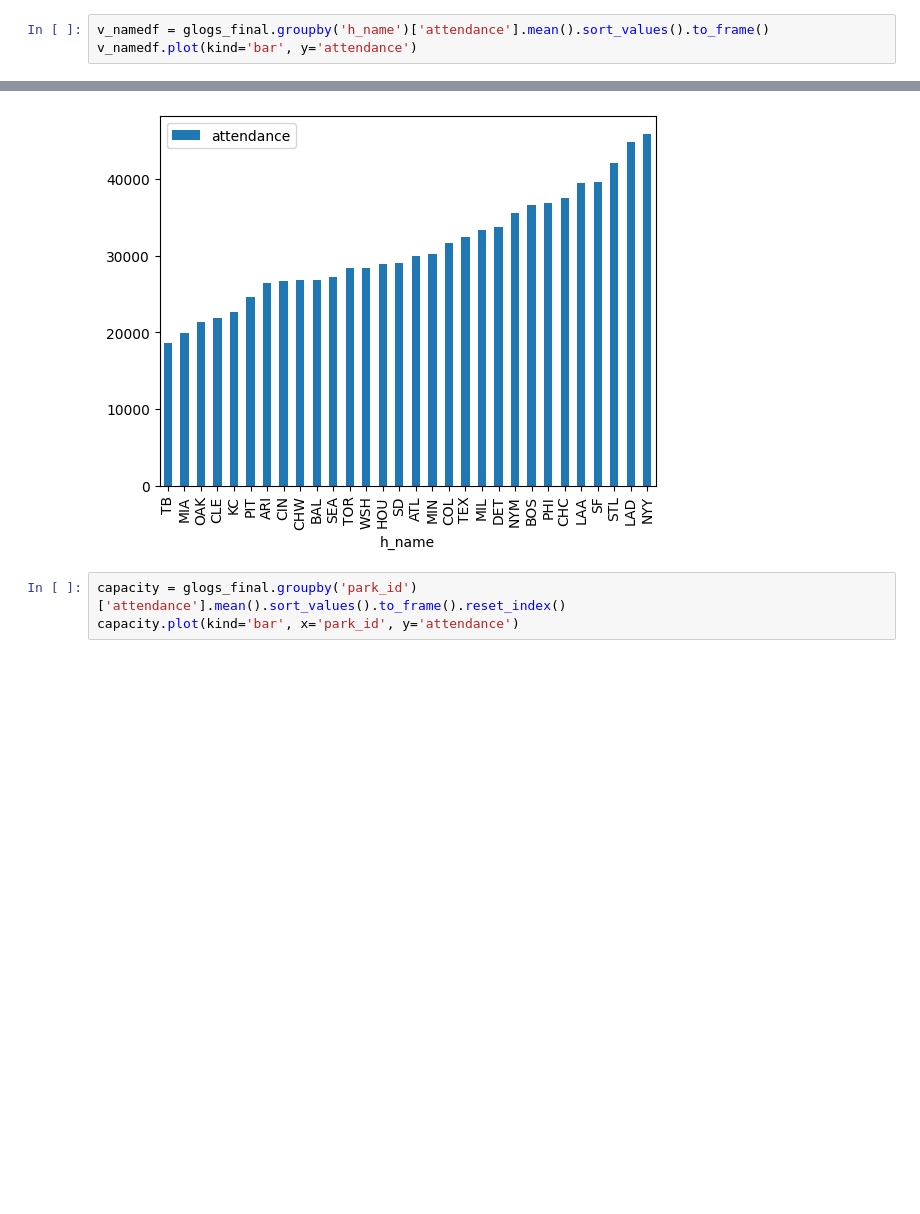
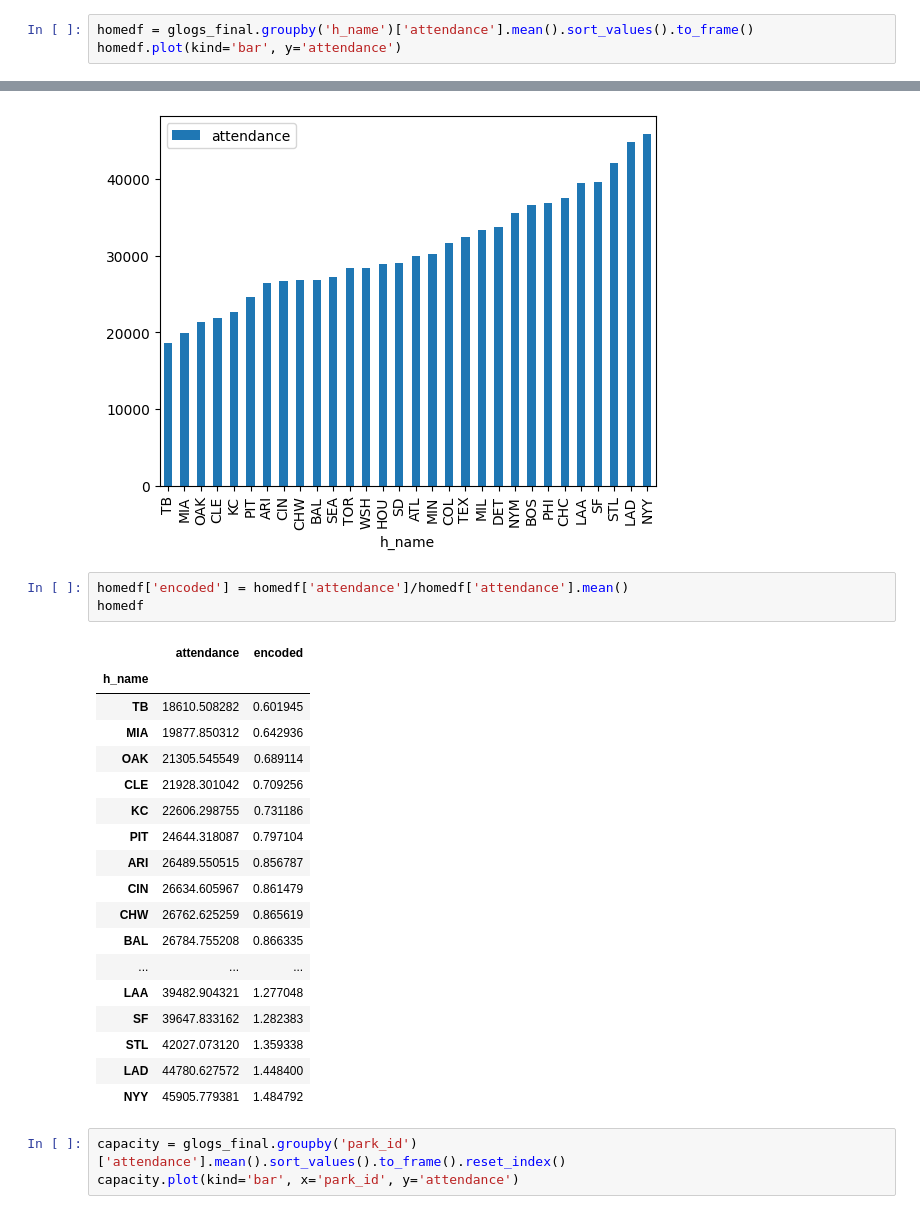
Before and after one commit to tmarchok1/DS440_project, a Jupyter notebook: EDA_travis.ipynb, the cells around one changed output, grey strips where cells are left out. Cells and saved outputs as stored; diff of their text form; blank space fills up the shorter version.

Commit message:
Rename to my Name

```diff
--- a/initialEDA.ipynb
+++ b/EDA_travis.ipynb
@@ -46,11 +46,33 @@ won_division
 1    37984.852062
 Name: attendance, dtype: float64
 # %%
-v_namedf = glogs_final.groupby('h_name')['attendance'].mean().sort_values().to_frame()
-v_namedf.plot(kind='bar', y='attendance')
+homedf = glogs_final.groupby('h_name')['attendance'].mean().sort_values().to_frame()
+homedf.plot(kind='bar', y='attendance')
 # %% [output]
 <Axes: xlabel='h_name'>
 [figure]
+# %%
+homedf['encoded'] = homedf['attendance']/homedf['attendance'].mean()
+homedf
+# %% [output]
+|  | attendance | encoded |
+| h_name |  |  |
+| TB | 18610.508282 | 0.601945 |
+| MIA | 19877.850312 | 0.642936 |
+| OAK | 21305.545549 | 0.689114 |
+| CLE | 21928.301042 | 0.709256 |
+| KC | 22606.298755 | 0.731186 |
+| PIT | 24644.318087 | 0.797104 |
+| ARI | 26489.550515 | 0.856787 |
+| CIN | 26634.605967 | 0.861479 |
+| CHW | 26762.625259 | 0.865619 |
+| BAL | 26784.755208 | 0.866335 |
+| ... | ... | ... |
+| LAA | 39482.904321 | 1.277048 |
+| SF | 39647.833162 | 1.282383 |
+| STL | 42027.073120 | 1.359338 |
+| LAD | 44780.627572 | 1.448400 |
+| NYY | 45905.779381 | 1.484792 |
 # %%
 capacity = glogs_final.groupby('park_id')['attendance'].mean().sort_values().to_frame().reset_index()
 capacity.plot(kind='bar', x='park_id', y='attendance')
```
Also changed, not shown: parts of 1 cell of this notebook.
